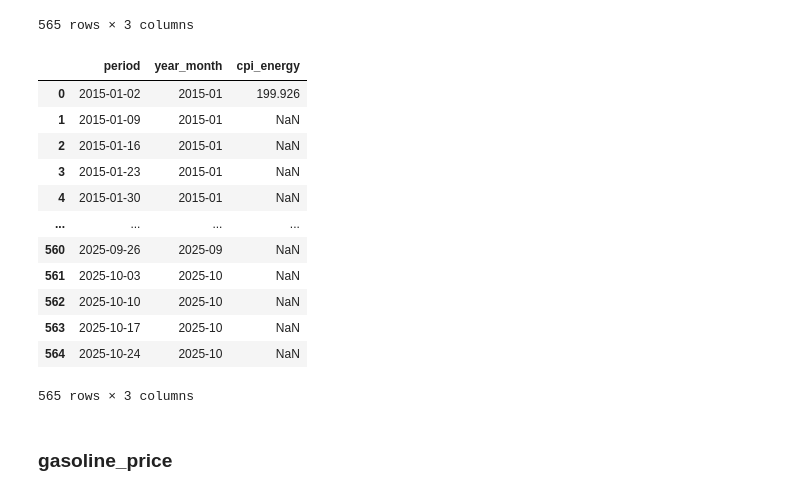
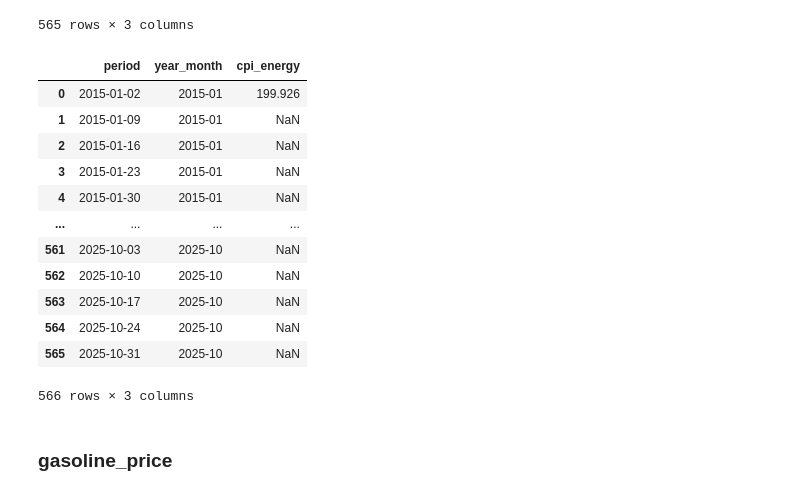
Before and after one commit to SalazarV4/oil-optimization, a Jupyter notebook: notebooks/eda.ipynb, the cells around one changed output. Drawn from its saved outputs; the diff is of its cells as text; code cells hidden in the pictures.

Commit message:
Factoring preprocessing pipeline

```diff
--- a/notebooks/eda.ipynb
+++ b/notebooks/eda.ipynb
@@ -78,4 +81,5 @@ sys.getsizeof(df_dict)
 # %%
 df_cpi = df_dict['cpi_energy']
 #Filtering relevant data
-df_cpi_filter = df_cpi.iloc[:,2:].rename({'value':'cpi_energy'},axis=1)
+df_cpi_filter = df_cpi.loc[:,['period','value']]
+df_cpi_filter['year_month'] = df_cpi_filter['period'].dt.strftime('%Y-%m')
@@ -134,4 +120,4 @@ merge_periods = features_df.groupby('year_month').first().reset_index()
 merge_cpi = merge_periods.merge(df_cpi_filter,
                                 on='year_month',
                                 how='left',
-                                suffixes=('','_y'))
+                                suffixes=('','_y')).ren
@@ -154,4 +156,4 @@ merge_cpi
 # %%
-df_cpi_final = features_df.merge(merge_cpi,on='period', how='left')[['period','cpi_energy']]
+df_cpi_final = features_df.merge(merge_cpi,on='period', how='left')[['period','value']]
 df_cpi_final
 # %% [output]
@@ -187,26 +189,26 @@ features_df
 | 564 | 2025-10-24 | 2025-10 | NaN |
 565 rows × 3 columns
 # %%
-from src.oil_optimization.data_pipeline.preprocessor import monthly_merge
+from src.oil_optimization.data_pipeline.preprocessor import merge_dataframe, monthly_merge
 
-df = monthly_merge(main_df=features_df,
-                   feature_df=df_cpi,
-                   out_label='cpi_energy')
-df
+periods_df, feature_df_filter = monthly_merge(main_df=features_df, feature_df=df_cpi)
+merge_df = merge_dataframe(periods_df,feature_df_filter, merge_on='year_month' ,out_label='cpi_energy')
+final_df = merge_dataframe(features_df, merge_df)
+final_df
 # %% [output]
 |  | period | year_month | cpi_energy |
 | 0 | 2015-01-02 | 2015-01 | 199.926 |
 | 1 | 2015-01-09 | 2015-01 | NaN |
 | 2 | 2015-01-16 | 2015-01 | NaN |
 | 3 | 2015-01-23 | 2015-01 | NaN |
 | 4 | 2015-01-30 | 2015-01 | NaN |
 | ... | ... | ... | ... |
-| 560 | 2025-09-26 | 2025-09 | NaN |
 | 561 | 2025-10-03 | 2025-10 | NaN |
 | 562 | 2025-10-10 | 2025-10 | NaN |
 | 563 | 2025-10-17 | 2025-10 | NaN |
 | 564 | 2025-10-24 | 2025-10 | NaN |
+| 565 | 2025-10-31 | 2025-10 | NaN |
-565 rows × 3 columns
+566 rows × 3 columns
 # %% [markdown]
 ### gasoline_price
 # %%
```
Also changed, not shown: parts of 24 cells of this notebook, 1 other file.
